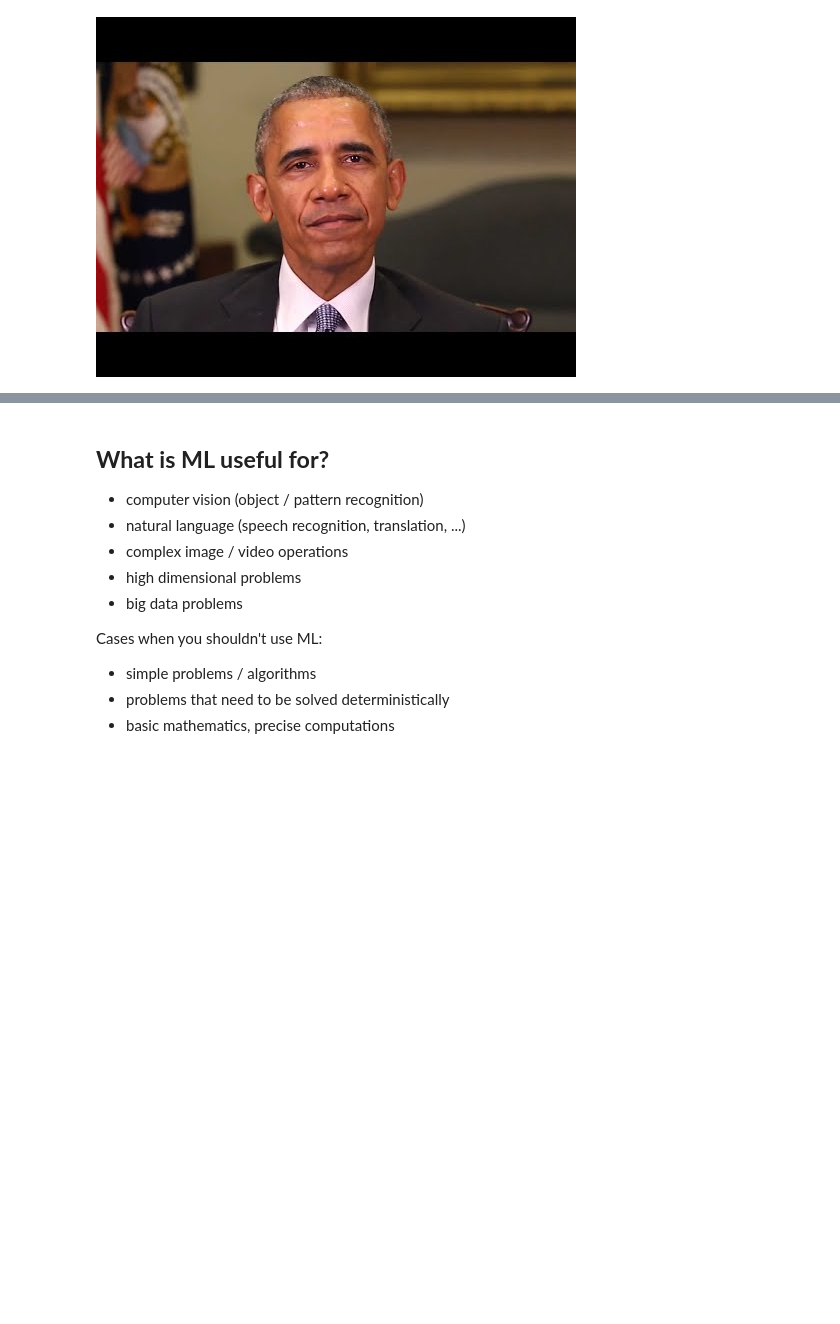
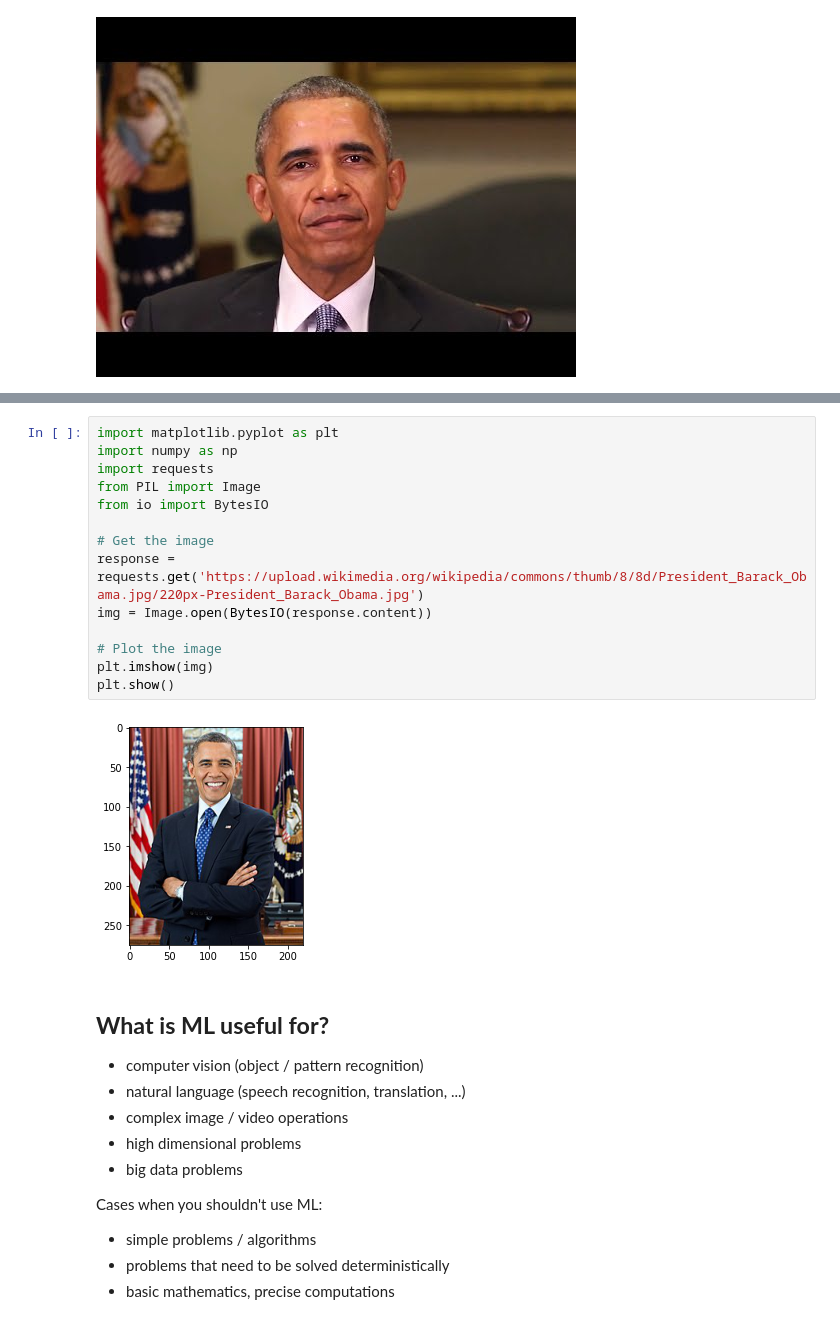
Before and after one commit to tomasplsek/AstroML, a Jupyter notebook: 01_uvod.ipynb, the cells around one changed output, grey strips where cells are left out. Saved outputs shown, nothing was run; the diff lists cells and outputs as text; blank space fills up the shorter version.

````diff
--- a/01_uvod.ipynb
+++ b/01_uvod.ipynb
@@ -360,6 +296,22 @@ def fibonnaci_sequence():
 ```python
 def rotate_image
 ```
+# %%
+import matplotlib.pyplot as plt
+import numpy as np
+import requests
+from PIL import Image
+from io import BytesIO
+
+# Get the image
+response = requests.get('https://upload.wikimedia.org/wikipedia/commons/thumb/8/8d/President_Barack_Obama.jpg/220px-President_Barack_Obama.jpg')
+img = Image.open(BytesIO(response.content))
+
+# Plot the image
+plt.imshow(img)
+plt.show()
+# %% [output]
+[figure, added]
 # %% [markdown]
 ## **What is ML useful for?**
 
````
Also changed, not shown: parts of 49 cells of this notebook.
